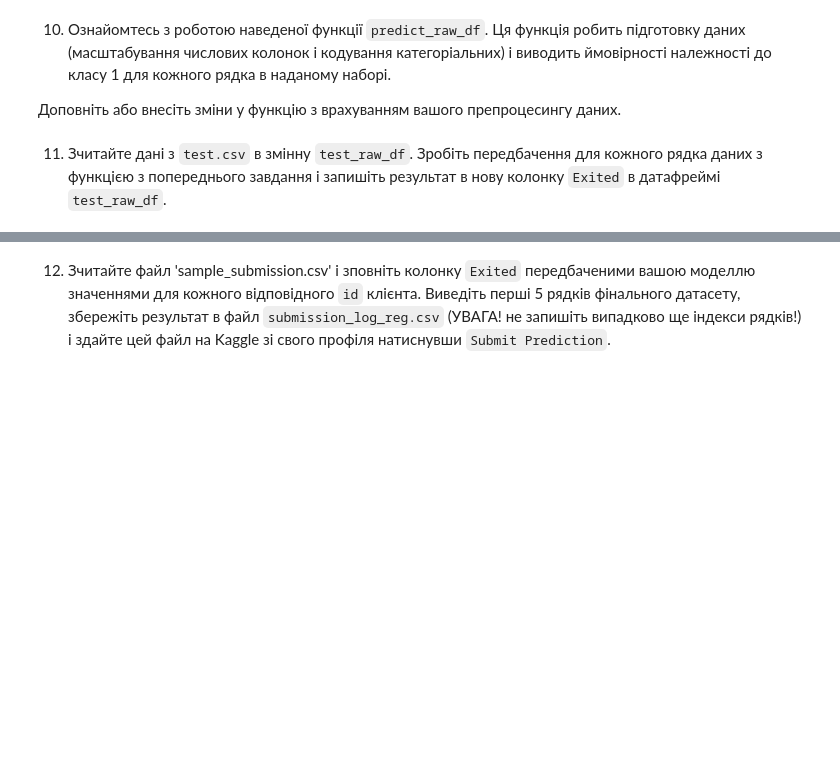
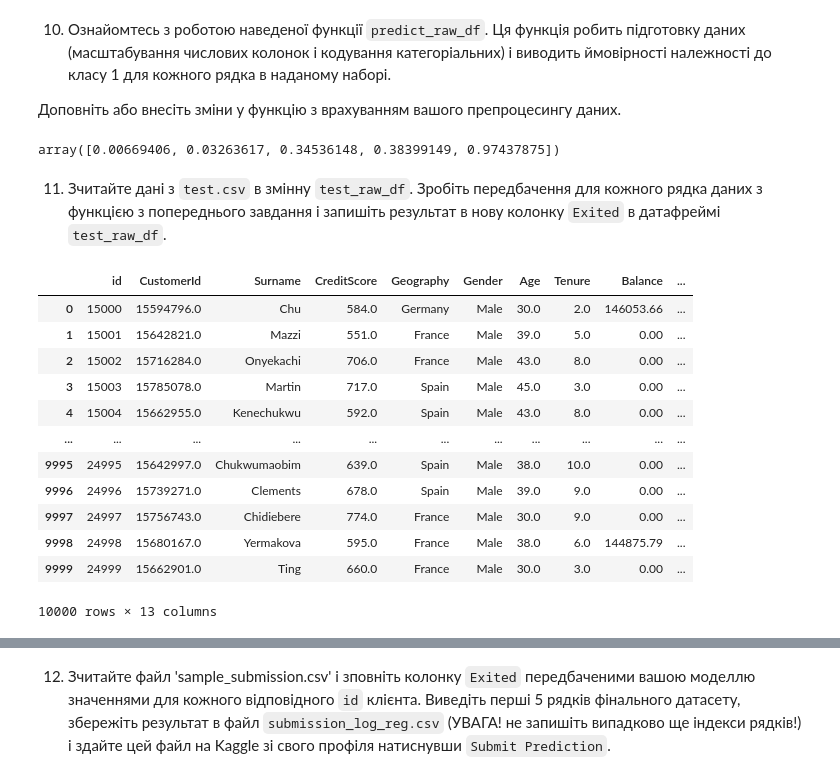
Before and after one commit to svitlia4ok/machine_learning, a Jupyter notebook: HW_2_7_Logistic_regression_scikit_learn.ipynb, the cells around one changed output, grey strips where cells are left out. Cells and saved outputs as stored; diff of their text form; code cells hidden in the pictures; blank space fills up the shorter version.

```diff
--- a/HW_2_7_Logistic_regression_scikit_learn.ipynb
+++ b/HW_2_7_Logistic_regression_scikit_learn.ipynb
@@ -370,6 +371,8 @@ def predict_raw_df(scaler, encoder, numeric_cols, categorical_cols, input_df: pd
     prob = model.predict_proba(X_input)[:,1]
     return prob
 # %%
-predict_raw_df(scaler, encoder, number_cols, categorical_cols, raw_df[:5])
+predict_raw_df(scaler, encoder, number_cols, categorical_cols, df[:5], number_cols_to_scale)
+# %% [output]
+array([0.00669406, 0.03263617, 0.34536148, 0.38399149, 0.97437875])
 # %% [markdown]
 11. Зчитайте дані з `test.csv` в змінну `test_raw_df`. Зробіть передбачення для кожного рядка даних з функцією з попереднього завдання і запишіть результат в нову колонку `Exited` в датафреймі `test_raw_df`.
@@ -375,0 +381,16 @@ predict_raw_df(scaler, encoder, number_cols, categorical_cols, raw_df[:5])
+# %%
+test_raw_df
+# %% [output]
+|  | id | CustomerId | Surname | CreditScore | Geography | Gender | Age | Tenure | Balance | ... |
+| 0 | 15000 | 15594796.0 | Chu | 584.0 | Germany | Male | 30.0 | 2.0 | 146053.66 | ... |
+| 1 | 15001 | 15642821.0 | Mazzi | 551.0 | France | Male | 39.0 | 5.0 | 0.00 | ... |
+| 2 | 15002 | 15716284.0 | Onyekachi | 706.0 | France | Male | 43.0 | 8.0 | 0.00 | ... |
+| 3 | 15003 | 15785078.0 | Martin | 717.0 | Spain | Male | 45.0 | 3.0 | 0.00 | ... |
+| 4 | 15004 | 15662955.0 | Kenechukwu | 592.0 | Spain | Male | 43.0 | 8.0 | 0.00 | ... |
+| ... | ... | ... | ... | ... | ... | ... | ... | ... | ... | ... |
+| 9995 | 24995 | 15642997.0 | Chukwumaobim | 639.0 | Spain | Male | 38.0 | 10.0 | 0.00 | ... |
+| 9996 | 24996 | 15739271.0 | Clements | 678.0 | Spain | Male | 39.0 | 9.0 | 0.00 | ... |
+| 9997 | 24997 | 15756743.0 | Chidiebere | 774.0 | France | Male | 30.0 | 9.0 | 0.00 | ... |
+| 9998 | 24998 | 15680167.0 | Yermakova | 595.0 | France | Male | 38.0 | 6.0 | 144875.79 | ... |
+| 9999 | 24999 | 15662901.0 | Ting | 660.0 | France | Male | 30.0 | 3.0 | 0.00 | ... |
+10000 rows × 13 columns
```
Also changed, not shown: parts of 16 cells of this notebook.
